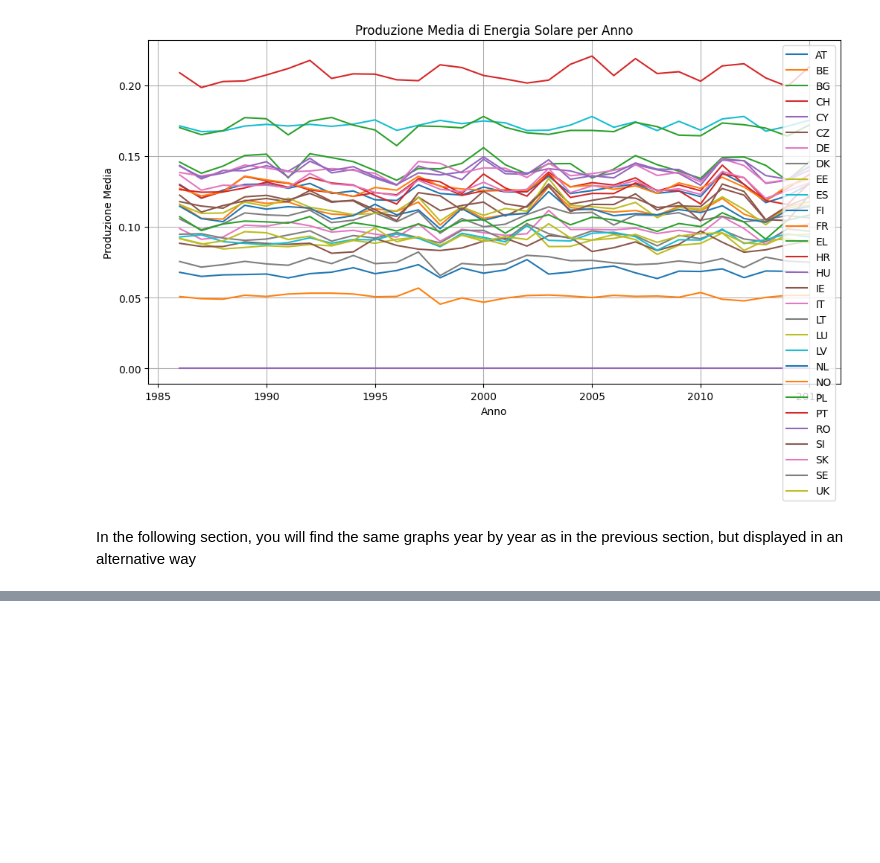
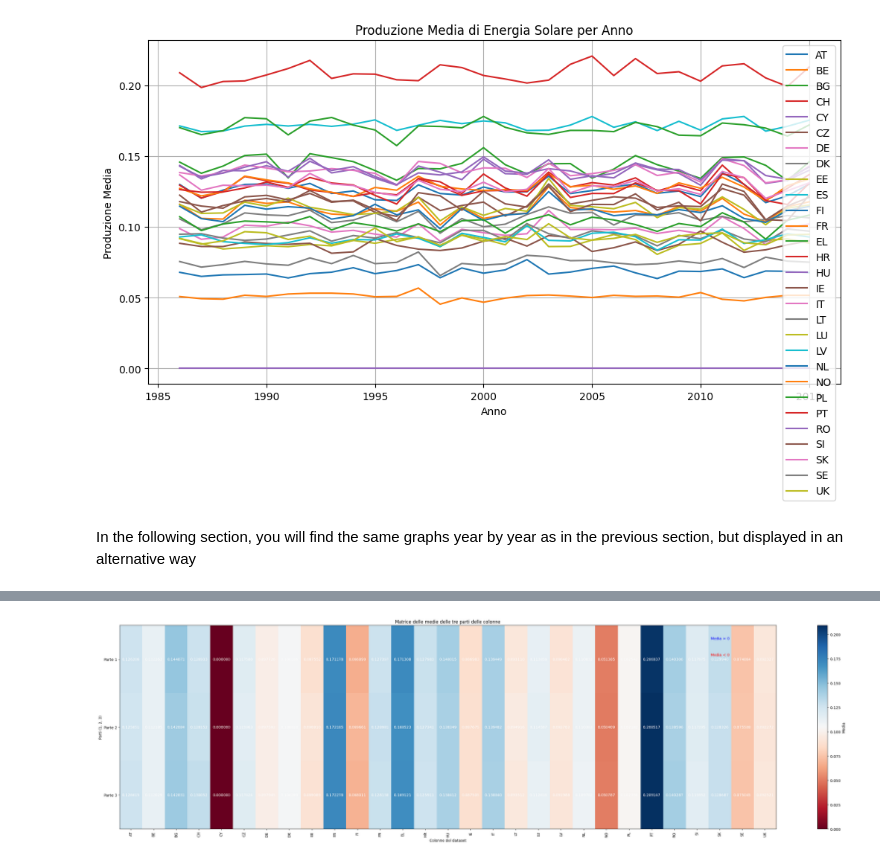
Before and after one commit to Alessandro-Castelli/Small-Project, a Jupyter notebook: Dataset4A.ipynb, the cells around one changed output, grey strips where cells are left out. Cells and saved outputs as stored; diff of their text form; code cells hidden in the pictures; blank space fills up the shorter version.

```diff
--- a/Dataset4A.ipynb
+++ b/Dataset4A.ipynb
@@ -207,0 +205,55 @@ In the following section, you will find the same graphs year by year as in the p
+# %%
+import pandas as pd
+import matplotlib.pyplot as plt
+
+# Carica il tuo dataset in un DataFrame
+# Supponiamo che il tuo DataFrame si chiami df4
+
+# Crea liste per memorizzare le medie per ciascuna parte
+medie_parte1 = []
+medie_parte2 = []
+medie_parte3 = []
+
+# Dividi ciascuna colonna in 3 parti e calcola le medie
+for colonna in df4.columns:
+    colonna_data = df4[colonna]
+    lunghezza = len(colonna_data)
+    parte1 = colonna_data.iloc[:lunghezza//3]
+    parte2 = colonna_data.iloc[lunghezza//3:(2*lunghezza)//3]
+    parte3 = colonna_data.iloc[(2*lunghezza)//3:]
+
+    medie_parte1.append(parte1.mean())
+    medie_parte2.append(parte2.mean())
+    medie_parte3.append(parte3.mean())
+
+# Creare una matrice di 3 righe
+matrice_medie = np.array([medie_parte1, medie_parte2, medie_parte3])
+matrice_medie
+
+# Creare un grafico per visualizzare la matrice delle medie in modo più preciso
+plt.figure(figsize=(40, 10))
+
+# Utilizzare una scala di colori divergenti (Blues e Reds)
+plt.imshow(matrice_medie, cmap='RdBu', interpolation='none', aspect='auto')
+
+# Aggiungere valori numerici nelle celle
+for i in range(3):
+    for j in range(len(df4.columns)):
+         plt.text(j, i, f'{matrice_medie[i, j]:.6f}', ha='center', va='center', color='w')  # Modifica il formato qui
+
+# Personalizzare il grafico
+plt.colorbar(label='Media')
+plt.title('Matrice delle medie delle tre parti delle colonne')
+plt.xlabel('Colonne del dataset')
+plt.ylabel('Parti (1, 2, 3)')
+plt.xticks(range(len(df4.columns)), df4.columns, rotation=90)
+plt.yticks([0, 1, 2], ['Parte 1', 'Parte 2', 'Parte 3'])
+
+# Aggiungere una leggenda
+plt.annotate('Media > 0', xy=(0.9, 0.93), xycoords='axes fraction', color='blue')
+plt.annotate('Media < 0', xy=(0.9, 0.85), xycoords='axes fraction', color='red')
+
+# Mostrare il grafico
+plt.show()
+# %% [output]
+[figure, added]
```
Also changed, not shown: parts of 1 cell of this notebook.
